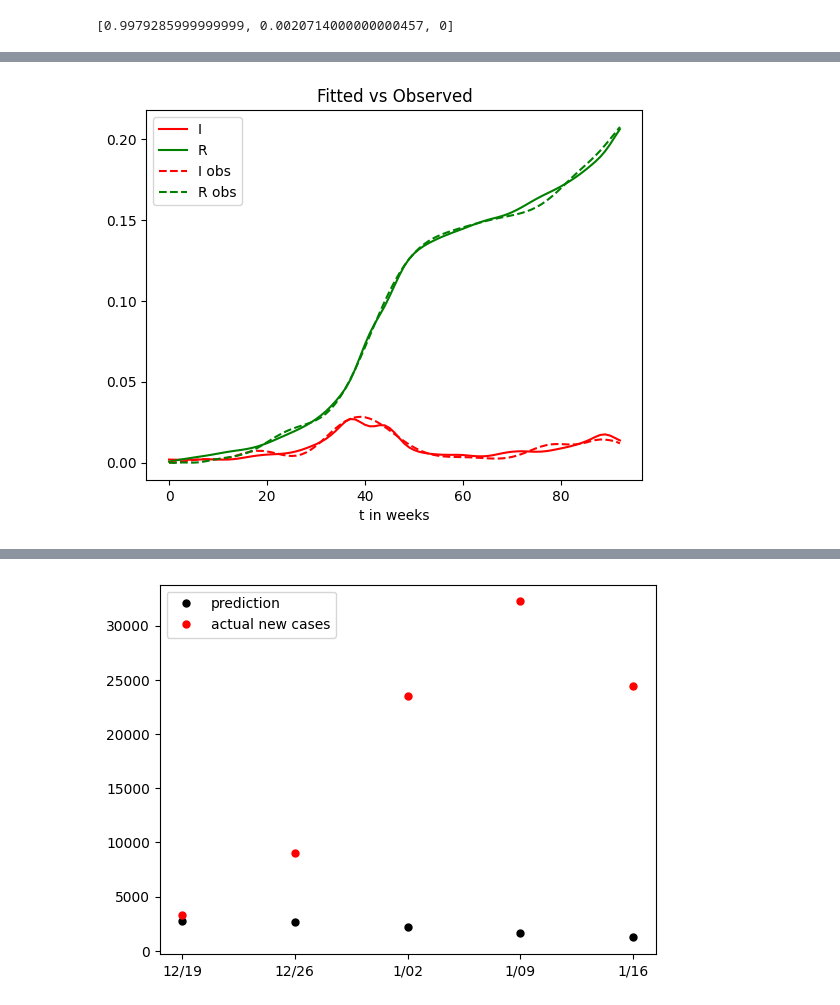
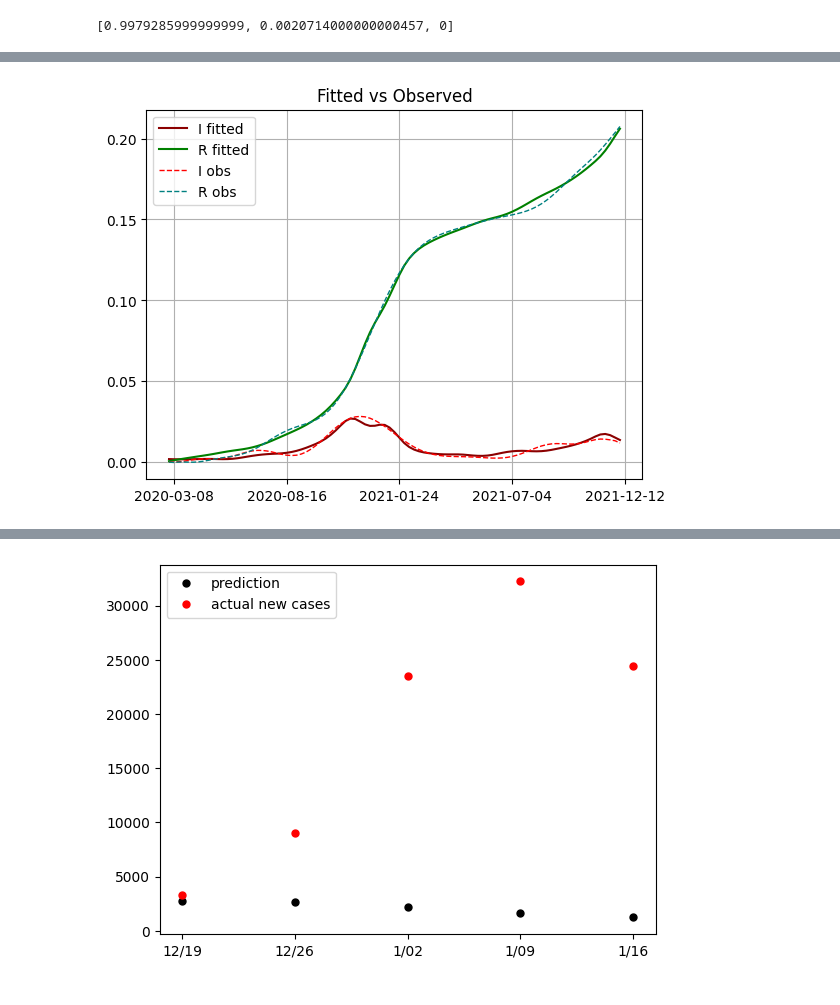
Before and after one commit to seon9cho/COVID-DataAssimilation, a Jupyter notebook: SIR_COVID1.ipynb, the cells around one changed output, grey strips where cells are left out. Drawn from its saved outputs; the diff is of its cells as text; code cells hidden in the pictures.

```diff
--- a/SIR_COVID1.ipynb
+++ b/SIR_COVID1.ipynb
@@ -403,13 +405,14 @@ fig.savefig("SIR1_q.png")
 # %%
 fig = plt.figure()
-plt.plot(SIR_sol.sol(t_cc_data)[1], "r", label="I")
-plt.plot(SIR_sol.sol(t_cc_data)[2], "g", label="R")
-plt.plot(I_poly(t_cc_data), "r--", label="I obs")
-plt.plot(R_poly(t_cc_data), "g--", label="R obs")
+plt.plot(SIR_sol.sol(t_cc_data)[1], "darkred", label="I fitted")
+plt.plot(SIR_sol.sol(t_cc_data)[2], "green", label="R fitted")
+plt.plot(I_obs(t_cc_data), c="red", linestyle="--", label="I obs", linewidth=1)
+plt.plot(R_obs(t_cc_data), c="teal", linestyle="--", label="R obs", linewidth=1)
 plt.legend()
-plt.xlabel("t in weeks")
+plt.xticks(t_cc_data[::23], dates[:len(case_count_data):23])
 plt.title("Fitted vs Observed")
+plt.grid()
 plt.show()
-fig.savefig("SIR1_FvO.png")
+fig.savefig("graphics/fit_vs_obs.png")
 # %% [output]
-[figure, old version]
+[figure, new version]
```
Also changed, not shown: parts of 5 cells of this notebook, 9 other files.
